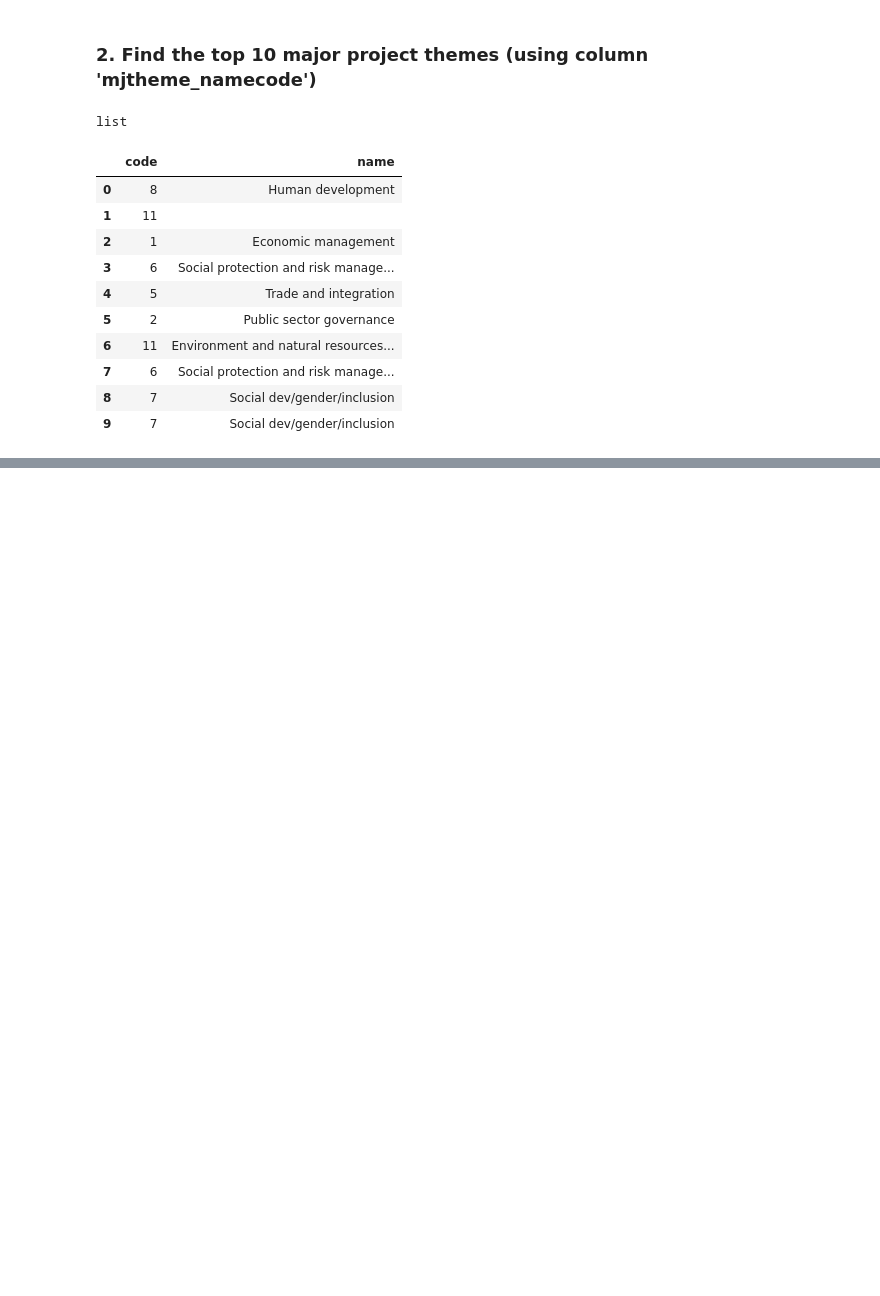
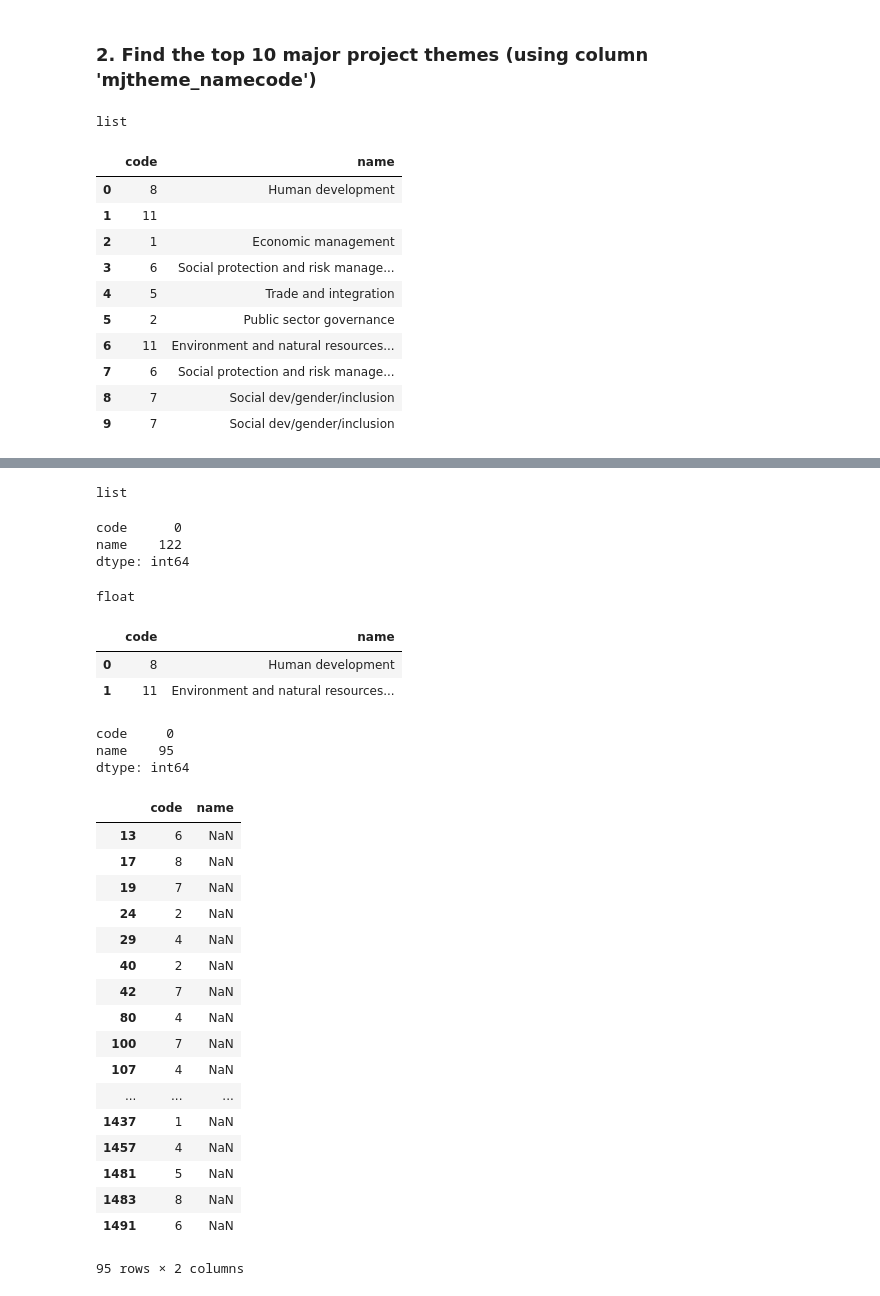
Before and after one commit to earny-joe/Springboard-DS-Portfolio, a Jupyter notebook: sb-unit5-json-exercise/data_wrangling_json/sliderule_dsi_json_exercise.ipynb, the cells around one changed output, grey strips where cells are left out. Drawn from its saved outputs; the diff is of its cells as text; code cells hidden in the pictures; blank space fills up the shorter version.

```diff
--- a/sb-unit5-json-exercise/data_wrangling_json/sliderule_dsi_json_exercise.ipynb
+++ b/sb-unit5-json-exercise/data_wrangling_json/sliderule_dsi_json_exercise.ipynb
@@ -181,9 +182,3 @@ africa
 | 449 | {'$oid': '52b213b38594d8a2be17c941'} | 2013 | October | 2012-10-02T00:00:00Z | GOVERNMENT OF NIGER | 2020-04-01T00:00:00Z | Africa!$!3A | ... |
 # %% [markdown]
 So from the looks of it, the borrower column may provide some clues as to exactly which country each observation corresponds to. From this column we can gather that there are a few countries listed: Uganda, Burundi, Rwanda, Tanzania, Mali, Malawi, Mozambique, Zambia and Niger. However, we shouldn't stop there. Why are there multiple countries listed in the borrower columns for these particular observations? As it happens, there is a column, project_name, that may be able to help us out.
-# %%
-# display max width of columns
-pd.set_option('display.max_colwidth', -1)
-
-borrower = africa[['borrower', 'project_name']]
-borrower
@@ -210,8 +208,9 @@ Looking in the project_name column, now we can get a little clarity as to why 'A
 # %% [markdown]
 ### 2. Find the top 10 major project themes (using column 'mjtheme_namecode')
 # %%
+pd.reset_option("^display")
 from IPython.display import display
-pd.options.display.max_columns = None
+import pandas as pd
 
 a = json.load((open('data/world_bank_projects.json')))
 # %%
@@ -283,0 +335,52 @@ json_normalize(data, 'counties', ['state', 'shortname', ['info', 'governor']])
+# %%
+q3_list = json.load((open('data/world_bank_projects.json')))
+type(q3_list)
+# %% [output]
+list
+# %%
+import numpy as np
+a1_fix = a1.replace('', np.nan)
+a1_fix.isnull().sum()
+# %% [output]
+code      0
+name    122
+dtype: int64
+# %%
+type(a1_fix.iloc[1,1])
+# %% [output]
+float
+# %%
+mask_11 = (a1_fix.name.isnull()) & (a1_fix.code == '11')
+a1_fix.loc[mask_11, 'name'] = a1_fix.loc[mask_11, 'name'].apply(lambda x: 'Environment and natural resources management')
+a1_fix.head(2)
+# %% [output]
+|  | code | name |
+| 0 | 8 | Human development |
+| 1 | 11 | Environment and natural resources... |
+# %%
+a1_fix.isnull().sum()
+# %% [output]
+code     0
+name    95
+dtype: int64
+# %%
+a1_fix[a1_fix.isnull().any(axis=1)]
+# %% [output]
+|  | code | name |
+| 13 | 6 | NaN |
+| 17 | 8 | NaN |
+| 19 | 7 | NaN |
+| 24 | 2 | NaN |
+| 29 | 4 | NaN |
+| 40 | 2 | NaN |
+| 42 | 7 | NaN |
+| 80 | 4 | NaN |
+| 100 | 7 | NaN |
+| 107 | 4 | NaN |
+| ... | ... | ... |
+| 1437 | 1 | NaN |
+| 1457 | 4 | NaN |
+| 1481 | 5 | NaN |
+| 1483 | 8 | NaN |
+| 1491 | 6 | NaN |
+95 rows × 2 columns
```
Also changed, not shown: parts of 25 cells of this notebook.
